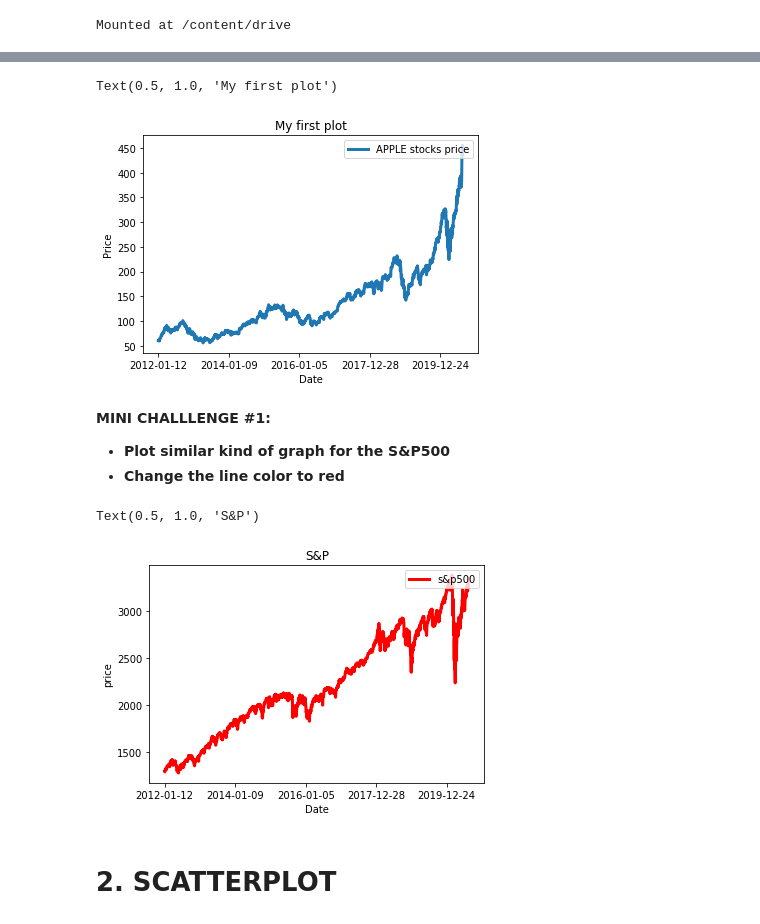
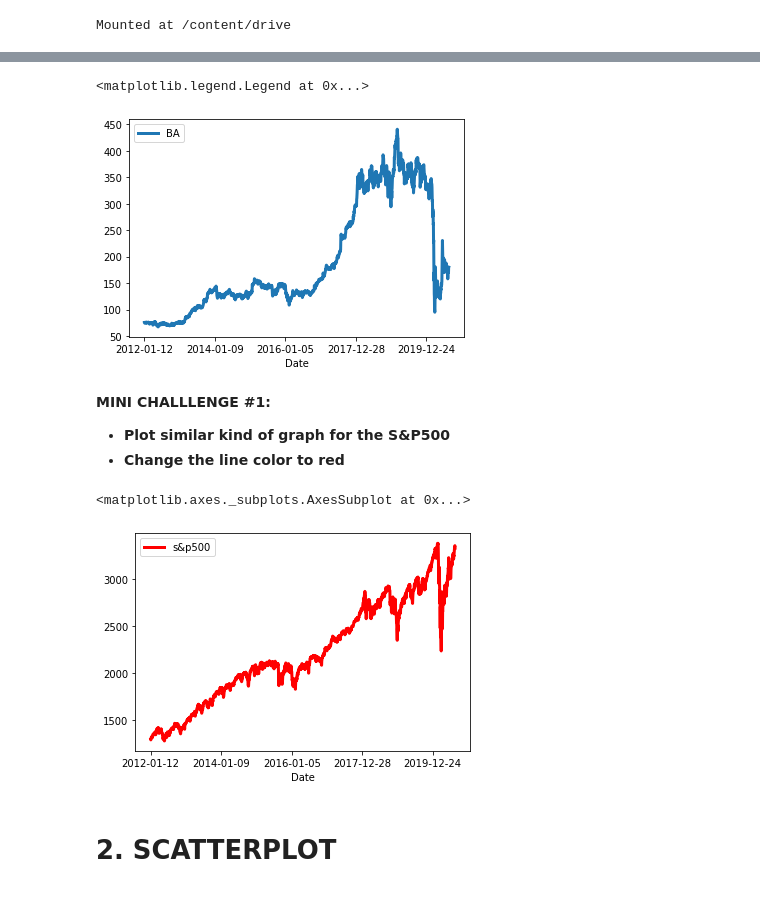
Before and after one commit to hritikverma/python_data_science_and_machine_learning_bootcamp, a Jupyter notebook: 9_Python_101_Data_Visualization_with_matplotlib_Skeleton.ipynb, the cells around one changed output, grey strips where cells are left out. Cells and saved outputs as stored; diff of their text form; code cells hidden in the pictures.

```diff
--- a/9_Python_101_Data_Visualization_with_matplotlib_Skeleton.ipynb
+++ b/9_Python_101_Data_Visualization_with_matplotlib_Skeleton.ipynb
@@ -33,23 +32,18 @@ df
 # %%
-df.plot(x='Date',y='AAPL',label='APPLE stocks price',linewidth=3)
-plt.ylabel('Price')
-plt.legend(loc='upper right')
-plt.title('My first plot')
+df.plot(x='Date',y='BA',linewidth=3)
+plt.legend(loc='upper left')
 # %% [output]
-Text(0.5, 1.0, 'My first plot')
+<matplotlib.legend.Legend at 0x...>
-[figure, old version]
+[figure, new version]
 # %% [markdown]
 **MINI CHALLLENGE #1:**
 - **Plot similar kind of graph for the S&P500**
 - **Change the line color to red**
 # %%
 df.plot(x='Date',y='sp500',label='s&p500',color='r',linewidth=3)
-plt.ylabel('price')
-plt.legend(loc='upper right')
-plt.title('S&P')
 # %% [output]
-Text(0.5, 1.0, 'S&P')
+<matplotlib.axes._subplots.AxesSubplot at 0x...>
-[figure, old version]
+[figure, new version]
 # %% [markdown]
 # 2. SCATTERPLOT
 # %%
```
Also changed, not shown: parts of 19 cells of this notebook.
